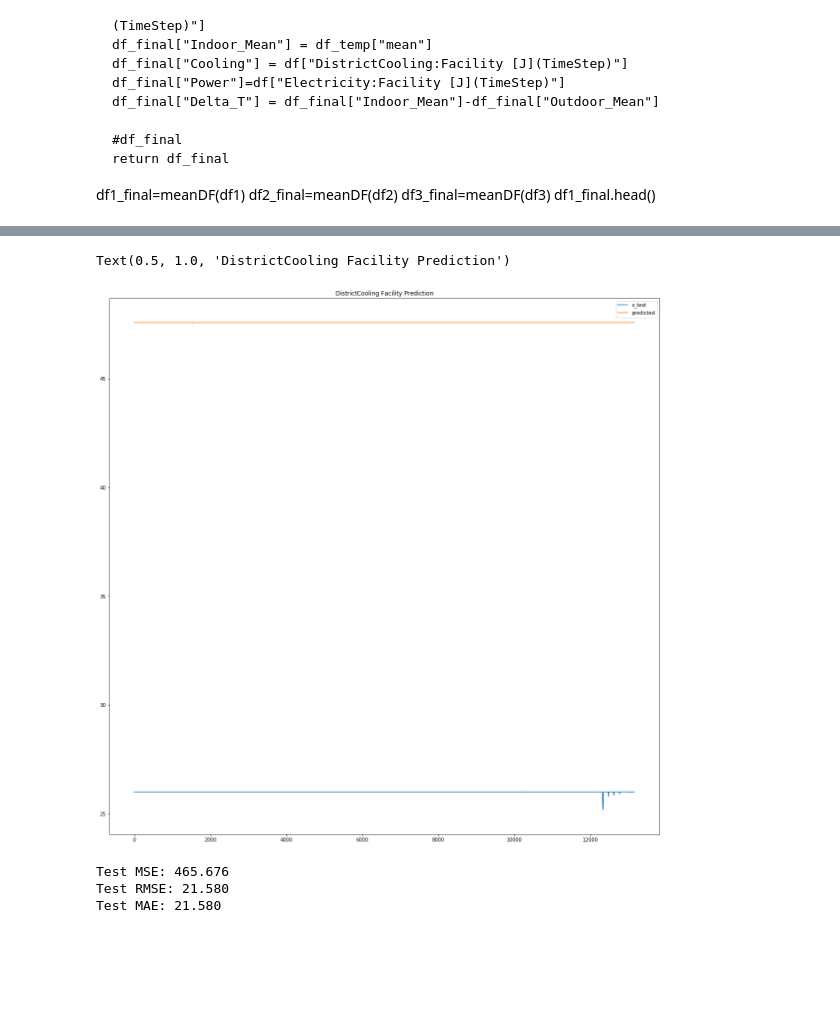
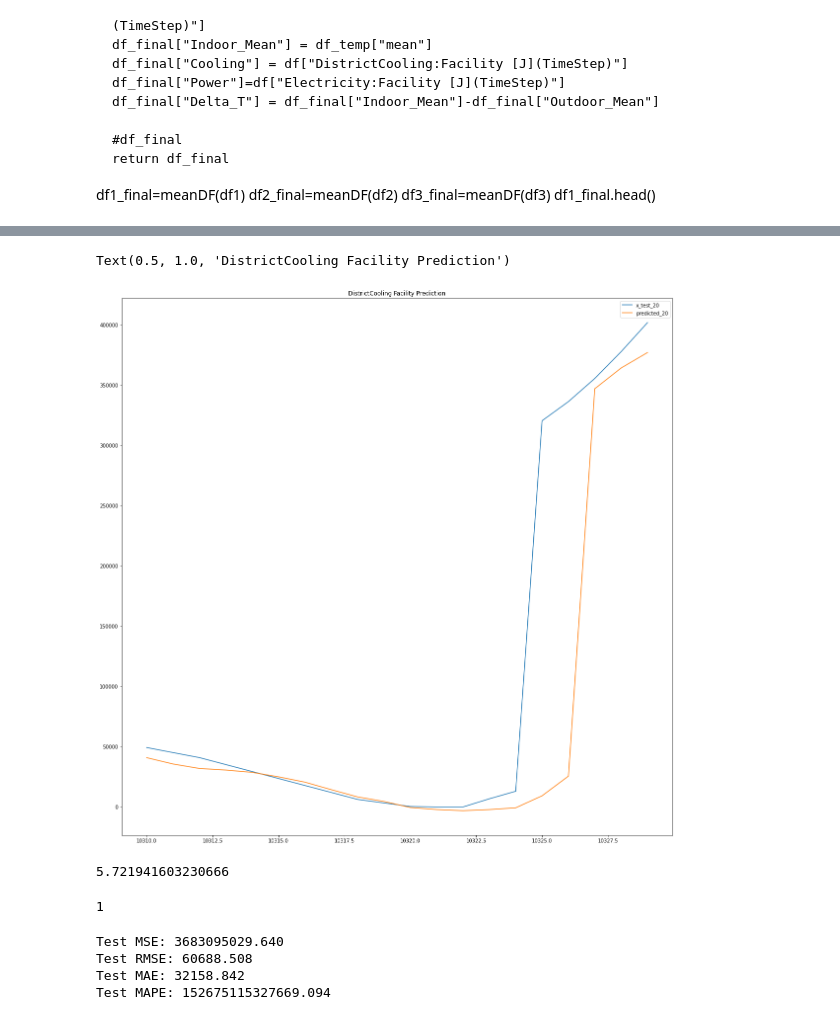
Before and after one commit to bre3760/ictbuilding, a Jupyter notebook: prediction_model/LSTM_proof-CNN.ipynb, the cells around one changed output, grey strips where cells are left out. Cells and saved outputs as stored; diff of their text form; code cells hidden in the pictures; blank space fills up the shorter version.

```diff
--- a/prediction_model/LSTM_proof-CNN.ipynb
+++ b/prediction_model/LSTM_proof-CNN.ipynb
@@ -219,10 +229,8 @@ x_test =  values[(len(df1)+len(df2)) + int(0.5*len(df3)):, :]
 x_test_norm = (x_test-mean)/std
 print("Test set dimension: ",len(x_test))
 
-train_X, train_y = x_train_norm[:, :-1],  x_train_norm[:, -1]
-test_X, test_y = x_test_norm[:, :-1],  x_test_norm[:, -1]
-
-#TODO: CAPIRE QUESTE DUE RIGHE PRECEDENTI
+train_X, train_y = x_train_norm[:, :-n_out],  x_train_norm[:, -n_out:]
+test_X, test_y = x_test_norm[:, :-n_out],  x_test_norm[:, -n_out:]
 # %% [output]
 Training set dimension:  52704
 Validation set dimension:  13176
@@ -239,6 +251,6 @@ def bi_lstm_model():
 	model.add(Bidirectional(LSTM(64, activation='relu')))
 	model.add(Dense(128))
 	model.add(Dropout(0.5))
-	model.add(Dense(1))
+	model.add(Dense(n_out))
 	model.compile(optimizer='adam', loss='mse',metrics = ['mae','mse','mape'])
 	return model
@@ -247,7 +263,7 @@ def bi_lstm_model():
 #n_steps, n_features = train_X.shape[1], train_X.shape[2]
 n_features = 1 #da predirre
 n_seq = 1
-n_steps = 11*(n_in+1)
+n_steps = 11*(n_in)
 
 train_X = train_X.reshape((train_X.shape[0], n_seq, n_steps, n_features))
 test_X = test_X.reshape((test_X.shape[0], n_seq, n_steps, n_features))
@@ -274,5 +290,5 @@ Non-trainable params: 0
 _________________________________________________________________
 None
 # %%
-history = model.fit(train_X, train_y, epochs=15, batch_size=30, validation_data=(test_X, test_y), verbose=1)
+history = model.fit(train_X, train_y, epochs=100, batch_size=30, validation_data=(test_X, test_y), verbose=1)
 # %% [output]
@@ -320,19 +339,25 @@ test = pd.DataFrame(test_denorm)
 # %%
 plt.figure(figsize=(20,20))
 plot_test = test_y.copy()
 #plot_test.reset_index(inplace=True,drop=True)
-plt.plot(test)
-plt.plot(pred_df)
-plt.legend(['x_test','predicted'])
+plt.plot(test[1][5025:7000],label='x_test_20')
+plt.plot(pred_df[1][5025:7000],label='predicted_20')
+plt.legend()
 plt.title("DistrictCooling Facility Prediction")
 #print(plot_test[4:])
 #print(pred_df[0:8])
 #plot_test.reset_index(inplace=True,drop=True)
 #print(plot_t.shape)
 #print(pred_df.shape)
+plt.figure(figsize=(20,20))
+
+plt.plot(test[0][5025:7000],label='x_test_10')
+plt.plot(pred_df[0][5025:7000],label='predicted_10')
+plt.legend()
+plt.title("DistrictCooling Facility Prediction")
 # %% [output]
 Text(0.5, 1.0, 'DistrictCooling Facility Prediction')
-[figure, old version]
+[figure, new version]
 # %%
 def mean_absolute_percentage_error(y_true, y_pred):
     y_true, y_pred = np.array(y_true), np.array(y_pred)
@@ -340,3 +365,17 @@ def mean_absolute_percentage_error(y_true, y_pred):
+# %%
+err=np.abs(pred_df-test)/(test+1)
+err=[]
+count2=0
+for i in range(len(test)):
+    if test[0][i]!=0:
+        err.append(np.abs(pred_df[0][i]-test[0][i])/(test[0][i]))
+np.mean(err)*100
+# %% [output]
+5.721941603230666
+# %%
+count-count2
+# %% [output]
+1
 # %%
 def calculate_metrics(inv_y,inv_yhat):
 	# calculate metrics
@@ -346,16 +385,17 @@ def calculate_metrics(inv_y,inv_yhat):
 	mape = mean_absolute_percentage_error(inv_y, inv_yhat)
 	return rmse, mse, mae, mape
 # %%
-rmse, mse, mae, mape = calculate_metrics(test, pred_df)
+rmse, mse, mae, mape = calculate_metrics(test[0], pred_df[0])
 
 print("Test MSE: %.3f"%mse)
 print('Test RMSE: %.3f' % rmse)
 print("Test MAE: %.3f" % mae)
-#print("Test MAPE: %.3f" % mape)
+print("Test MAPE: %.3f" % mape)
 # %% [output]
-Test MSE: 465.676
-Test RMSE: 21.580
-Test MAE: 21.580
+Test MSE: 3683095029.640
+Test RMSE: 60688.508
+Test MAE: 32158.842
+Test MAPE: 152675115327669.094
 # %%
 ## 'neurons': 12
 
```
Also changed, not shown: parts of 17 cells of this notebook, 5 other files.
